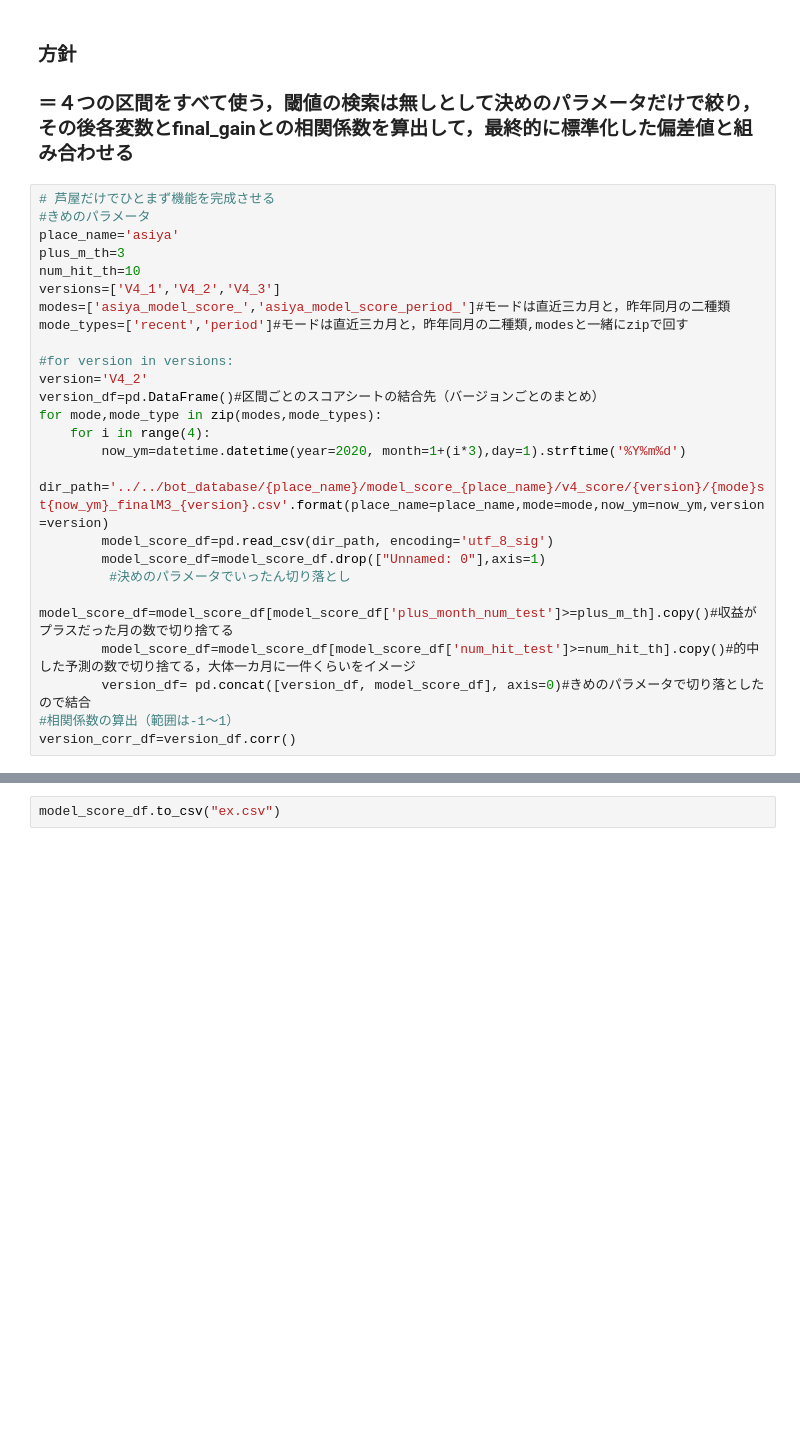
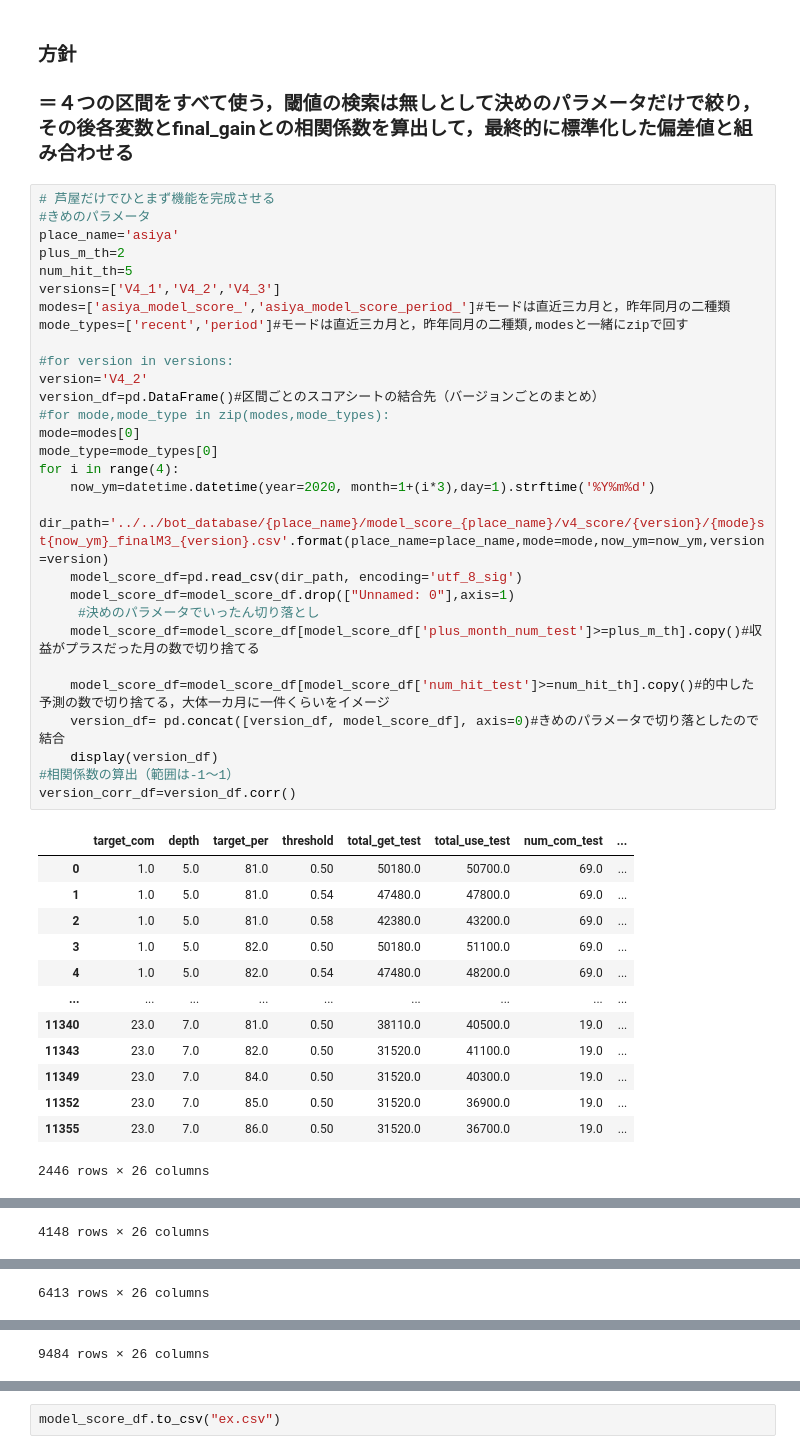
Before and after one commit to akibin0219/boatrace_bot_factry, a Jupyter notebook: analysis/V4_corr_analysis.ipynb, the cells around one changed output, grey strips where cells are left out. Drawn from its saved outputs; the diff is of its cells as text; blank space fills up the shorter version.

```diff
--- a/analysis/V4_corr_analysis.ipynb
+++ b/analysis/V4_corr_analysis.ipynb
@@ -36,25 +36,43 @@ import module.modeling_scores as modeling
 # %%
 # 芦屋だけでひとまず機能を完成させる
 #きめのパラメータ
 place_name='asiya'
-plus_m_th=3
-num_hit_th=10
+plus_m_th=2
+num_hit_th=5
 versions=['V4_1','V4_2','V4_3']
 modes=['asiya_model_score_','asiya_model_score_period_']#モードは直近三カ月と，昨年同月の二種類
 mode_types=['recent','period']#モードは直近三カ月と，昨年同月の二種類,modesと一緒にzipで回す
 
 #for version in versions:
 version='V4_2'
 version_df=pd.DataFrame()#区間ごとのスコアシートの結合先（バージョンごとのまとめ）
-for mode,mode_type in zip(modes,mode_types):
-    for i in range(4):
-        now_ym=datetime.datetime(year=2020, month=1+(i*3),day=1).strftime('%Y%m%d')
-        dir_path='../../bot_database/{place_name}/model_score_{place_name}/v4_score/{version}/{mode}st{now_ym}_finalM3_{version}.csv'.format(place_name=place_name,mode=mode,now_ym=now_ym,version=version)
-        model_score_df=pd.read_csv(dir_path, encoding='utf_8_sig')
-        model_score_df=model_score_df.drop(["Unnamed: 0"],axis=1)
-         #決めのパラメータでいったん切り落とし
-        model_score_df=model_score_df[model_score_df['plus_month_num_test']>=plus_m_th].copy()#収益がプラスだった月の数で切り捨てる
-        model_score_df=model_score_df[model_score_df['num_hit_test']>=num_hit_th].copy()#的中した予測の数で切り捨てる，大体一カ月に一件くらいをイメージ
-        version_df= pd.concat([version_df, model_score_df], axis=0)#きめのパラメータで切り落としたので結合
+#for mode,mode_type in zip(modes,mode_types):
+mode=modes[0]
+mode_type=mode_types[0]
+for i in range(4):
+    now_ym=datetime.datetime(year=2020, month=1+(i*3),day=1).strftime('%Y%m%d')
+    dir_path='../../bot_database/{place_name}/model_score_{place_name}/v4_score/{version}/{mode}st{now_ym}_finalM3_{version}.csv'.format(place_name=place_name,mode=mode,now_ym=now_ym,version=version)
+    model_score_df=pd.read_csv(dir_path, encoding='utf_8_sig')
+    model_score_df=model_score_df.drop(["Unnamed: 0"],axis=1)
+     #決めのパラメータでいったん切り落とし
+    model_score_df=model_score_df[model_score_df['plus_month_num_test']>=plus_m_th].copy()#収益がプラスだった月の数で切り捨てる
+
+    model_score_df=model_score_df[model_score_df['num_hit_test']>=num_hit_th].copy()#的中した予測の数で切り捨てる，大体一カ月に一件くらいをイメージ
+    version_df= pd.concat([version_df, model_score_df], axis=0)#きめのパラメータで切り落としたので結合
+    display(version_df)
 #相関係数の算出（範囲は-1～1）
 version_corr_df=version_df.corr()
+# %% [output]
+|  | target_com | depth | target_per | threshold | total_get_test | total_use_test | num_com_test | ... |
+| 0 | 1.0 | 5.0 | 81.0 | 0.50 | 50180.0 | 50700.0 | 69.0 | ... |
+| 1 | 1.0 | 5.0 | 81.0 | 0.54 | 47480.0 | 47800.0 | 69.0 | ... |
+| 2 | 1.0 | 5.0 | 81.0 | 0.58 | 42380.0 | 43200.0 | 69.0 | ... |
+| 3 | 1.0 | 5.0 | 82.0 | 0.50 | 50180.0 | 51100.0 | 69.0 | ... |
+| 4 | 1.0 | 5.0 | 82.0 | 0.54 | 47480.0 | 48200.0 | 69.0 | ... |
+| ... | ... | ... | ... | ... | ... | ... | ... | ... |
+| 11340 | 23.0 | 7.0 | 81.0 | 0.50 | 38110.0 | 40500.0 | 19.0 | ... |
+| 11343 | 23.0 | 7.0 | 82.0 | 0.50 | 31520.0 | 41100.0 | 19.0 | ... |
+| 11349 | 23.0 | 7.0 | 84.0 | 0.50 | 31520.0 | 40300.0 | 19.0 | ... |
+| 11352 | 23.0 | 7.0 | 85.0 | 0.50 | 31520.0 | 36900.0 | 19.0 | ... |
+| 11355 | 23.0 | 7.0 | 86.0 | 0.50 | 31520.0 | 36700.0 | 19.0 | ... |
+2446 rows × 26 columns
@@ -60,0 +91 @@ version_corr_df=version_df.corr()
+4148 rows × 26 columns
@@ -60,0 +104 @@ version_corr_df=version_df.corr()
+6413 rows × 26 columns
@@ -61,3 +117,4 @@ version_corr_df=version_df.corr()
+9484 rows × 26 columns
 # %%
 version_corr_df['gain_final']
 # %% [output]
```
Also changed, not shown: parts of 4 cells of this notebook, 7 other files.
